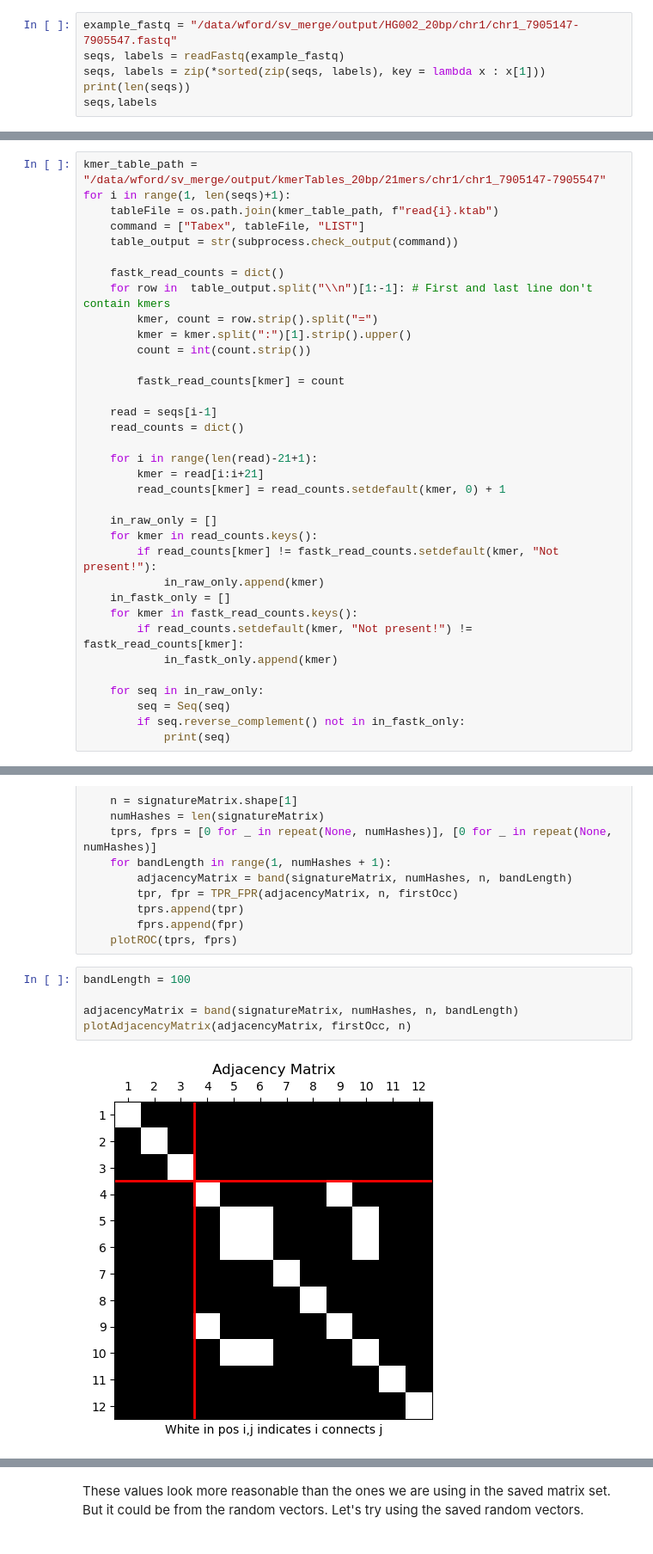
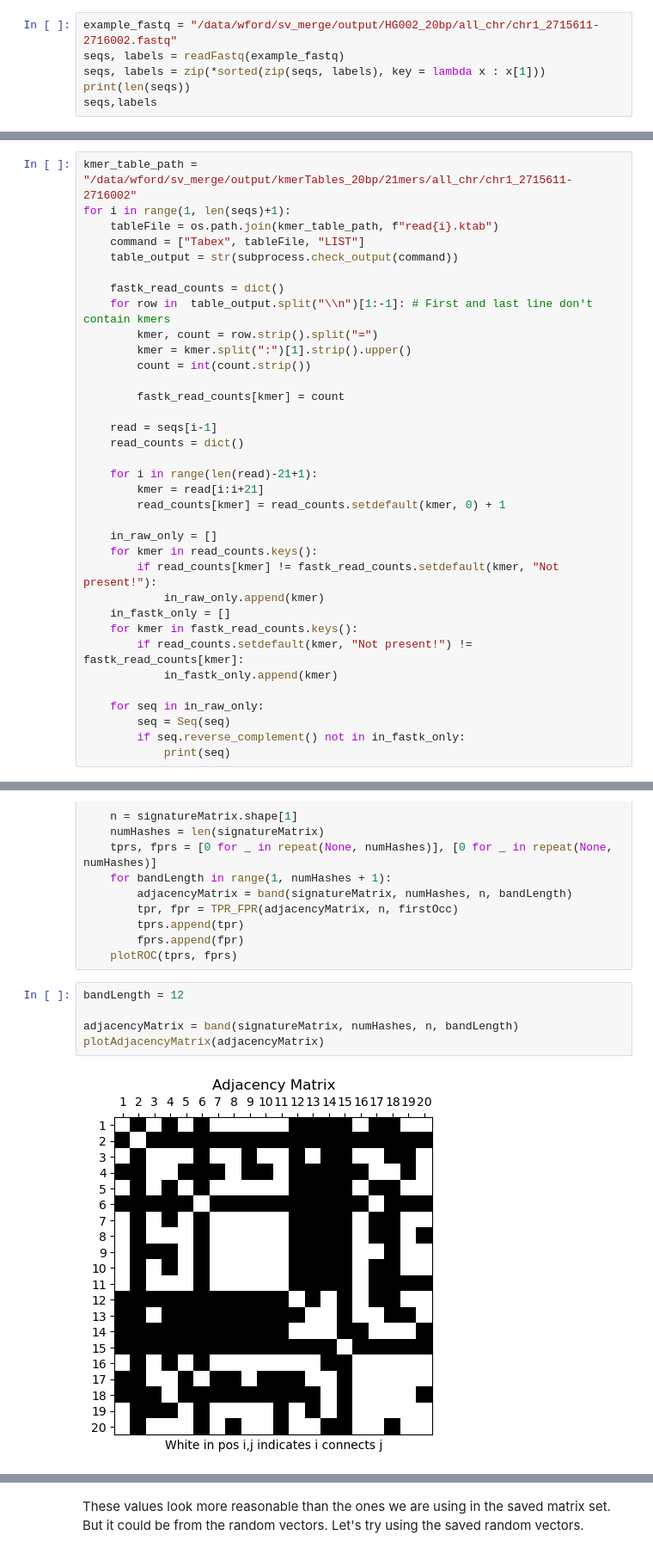
Before and after one commit to WillardFord/sv_merge, a Jupyter notebook: scripts/readFiltering/analysis/test_sketching_methods.ipynb, the cells around one changed output, grey strips where cells are left out. Shown at 86% size. Saved outputs shown, nothing was run; the diff lists cells and outputs as text.

Commit message:
Generated a lot of data. Performed many tests.
Still finding the correct narrative for my final project.

```diff
--- a/scripts/readFiltering/analysis/test_sketching_methods.ipynb
+++ b/scripts/readFiltering/analysis/test_sketching_methods.ipynb
@@ -42,7 +42,7 @@ chr1_6427050-6427510.fastq
 
 chr1_7905147-7905547.fastq
 # %%
-example_fastq = "/data/wford/sv_merge/output/HG002_20bp/chr1/chr1_7905147-7905547.fastq"
+example_fastq = "/data/wford/sv_merge/output/HG002_20bp/all_chr/chr1_2715611-2716002.fastq"
 seqs, labels = readFastq(example_fastq)
 seqs, labels = zip(*sorted(zip(seqs, labels), key = lambda x : x[1]))
 print(len(seqs))
@@ -73,7 +77,7 @@ We can see that the top 3 reads have a longer GT repeat than the other reads
 # %% [markdown]
 ## Test loading in kmer tables
 # %%
-kmer_table_path = "/data/wford/sv_merge/output/kmerTables_20bp/21mers/chr1/chr1_7905147-7905547"
+kmer_table_path = "/data/wford/sv_merge/output/kmerTables_20bp/21mers/all_chr/chr1_2715611-2716002"
 for i in range(1, len(seqs)+1):
     tableFile = os.path.join(kmer_table_path, f"read{i}.ktab")
     command = ["Tabex", tableFile, "LIST"]
@@ -364,12 +441,12 @@ def plotTPRFPRCurve(signatureMatrix, firstOcc):
         fprs.append(fpr)
     plotROC(tprs, fprs)
 # %%
-bandLength = 100
+bandLength = 12
 
 adjacencyMatrix = band(signatureMatrix, numHashes, n, bandLength)
-plotAdjacencyMatrix(adjacencyMatrix, firstOcc, n)
+plotAdjacencyMatrix(adjacencyMatrix)
 # %% [output]
-[figure, old version]
+[figure, new version]
 # %%
 plotTPRFPRCurve(signatureMatrix, firstOcc)
 # %% [output]
```
Also changed, not shown: parts of 9 cells of this notebook, 4 other files.
